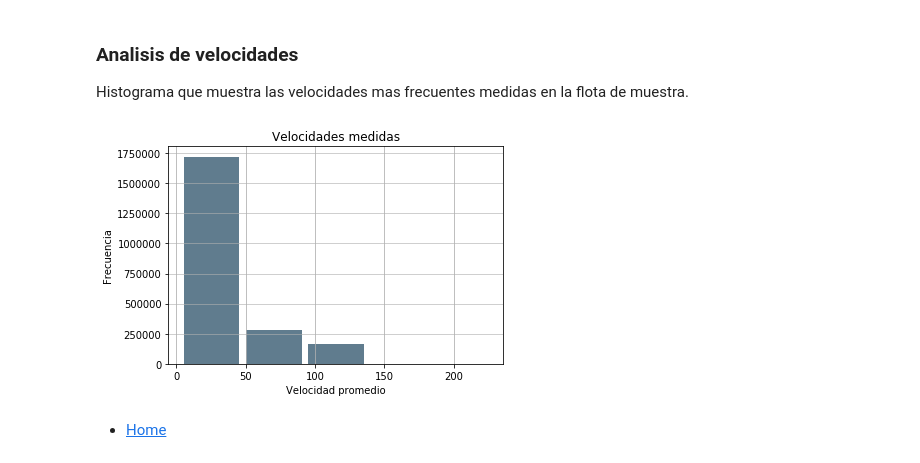
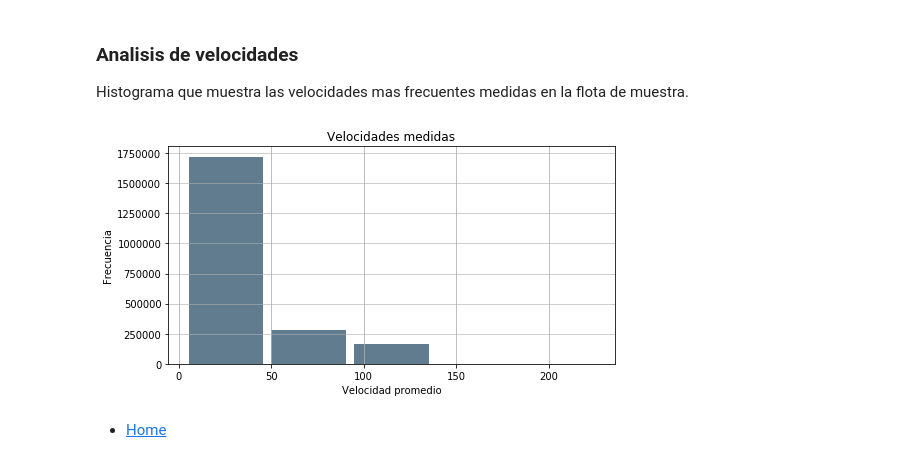
Before and after one commit to yieniggu/CTL-UNAB, a Jupyter notebook: historic data/Analisis Univariable de la data Historica.ipynb, the cells around one changed output. Cells and saved outputs as stored; diff of their text form; code cells hidden in the pictures.

```diff
--- a/historic data/Analisis Univariable de la data Historica.ipynb
+++ b/historic data/Analisis Univariable de la data Historica.ipynb
@@ -134,14 +134,14 @@ Histograma que muestra las velocidades mas frecuentes medidas en la flota de mue
 # %%
 # Obtenemos los datos de velocidades
 uni_data = historic_data["Velocidad_Promedio"]
 
 # Ploteo de las velocidades
-uni_data.plot.hist(grid=True, bins=5, rwidth=0.9, color='#607c8e')
+uni_data.plot.hist(grid=True, bins=5, rwidth=0.9, color='#607c8e', figsize=(8, 4))
 plt.title("Velocidades medidas")
 plt.xlabel('Velocidad promedio')
 plt.ylabel('Frecuencia')
 plt.grid(axis='y', alpha=0.75)
 # %% [output]
-[figure, old version]
+[figure, new version]
 # %% [markdown]
 + [Home](https://github.com/yieniggu/CTL-UNAB)
```
Also changed, not shown: parts of 2 cells of this notebook.
